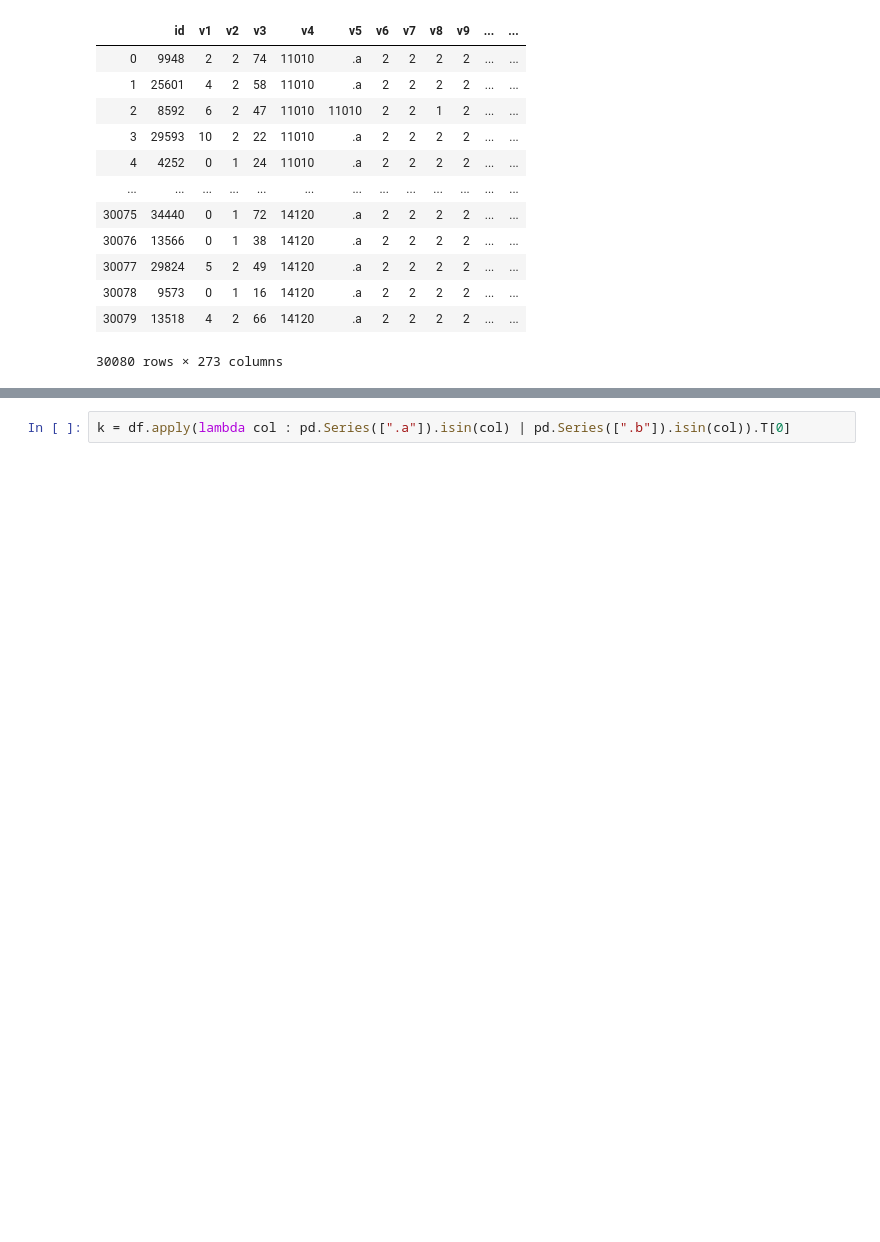
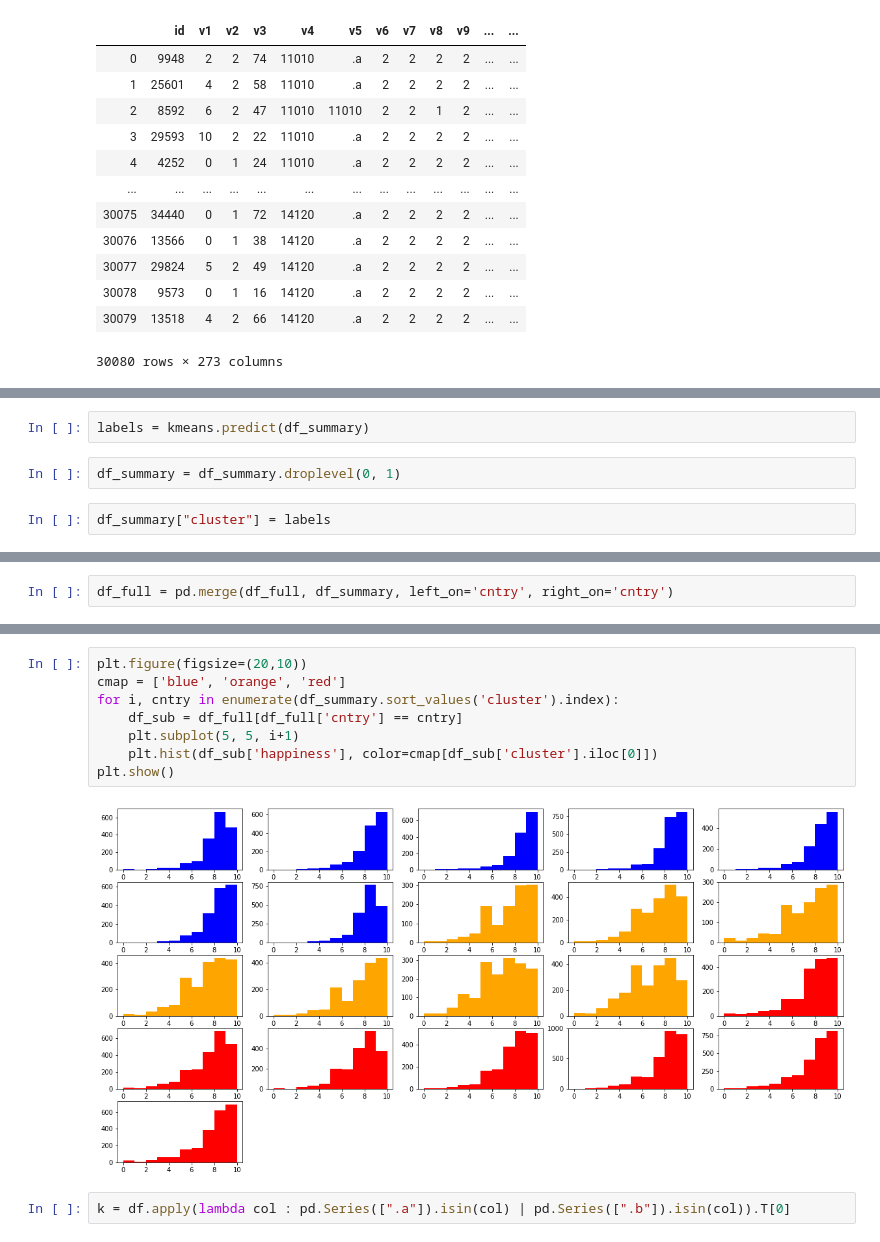
Before and after one commit to tingwei758/Predicting-Life-Satisfaction, a Jupyter notebook: notebooks/EDA.ipynb, the cells around one changed output, grey strips where cells are left out. Saved outputs shown, nothing was run; the diff lists cells and outputs as text; blank space fills up the shorter version.

```diff
--- a/notebooks/EDA.ipynb
+++ b/notebooks/EDA.ipynb
@@ -155,0 +204,6 @@ df[k.index]
+# %%
+labels = kmeans.predict(df_summary)
+# %%
+df_summary = df_summary.droplevel(0, 1)
+# %%
+df_summary["cluster"] = labels
@@ -155,0 +231,2 @@ df[k.index]
+# %%
+df_full = pd.merge(df_full, df_summary, left_on='cntry', right_on='cntry')
@@ -156,3 +257,13 @@ df[k.index]
+# %%
+plt.figure(figsize=(20,10))
+cmap = ['blue', 'orange', 'red']
+for i, cntry in enumerate(df_summary.sort_values('cluster').index):
+    df_sub = df_full[df_full['cntry'] == cntry]
+    plt.subplot(5, 5, i+1)
+    plt.hist(df_sub['happiness'], color=cmap[df_sub['cluster'].iloc[0]])
+plt.show()
+# %% [output]
+[figure, added]
 # %%
 k = df.apply(lambda col : pd.Series([".a"]).isin(col) | pd.Series([".b"]).isin(col)).T[0]
 # %%
```
Also changed, not shown: parts of 14 cells of this notebook, 11 other files.
